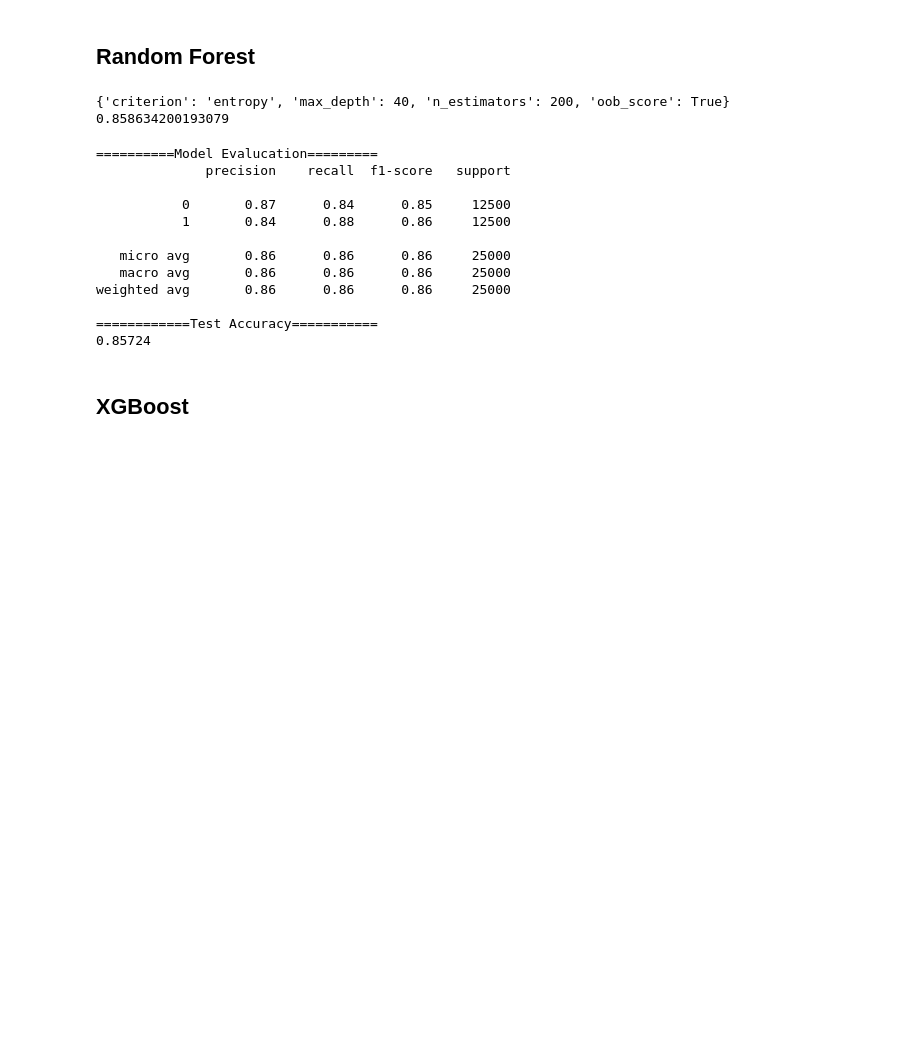
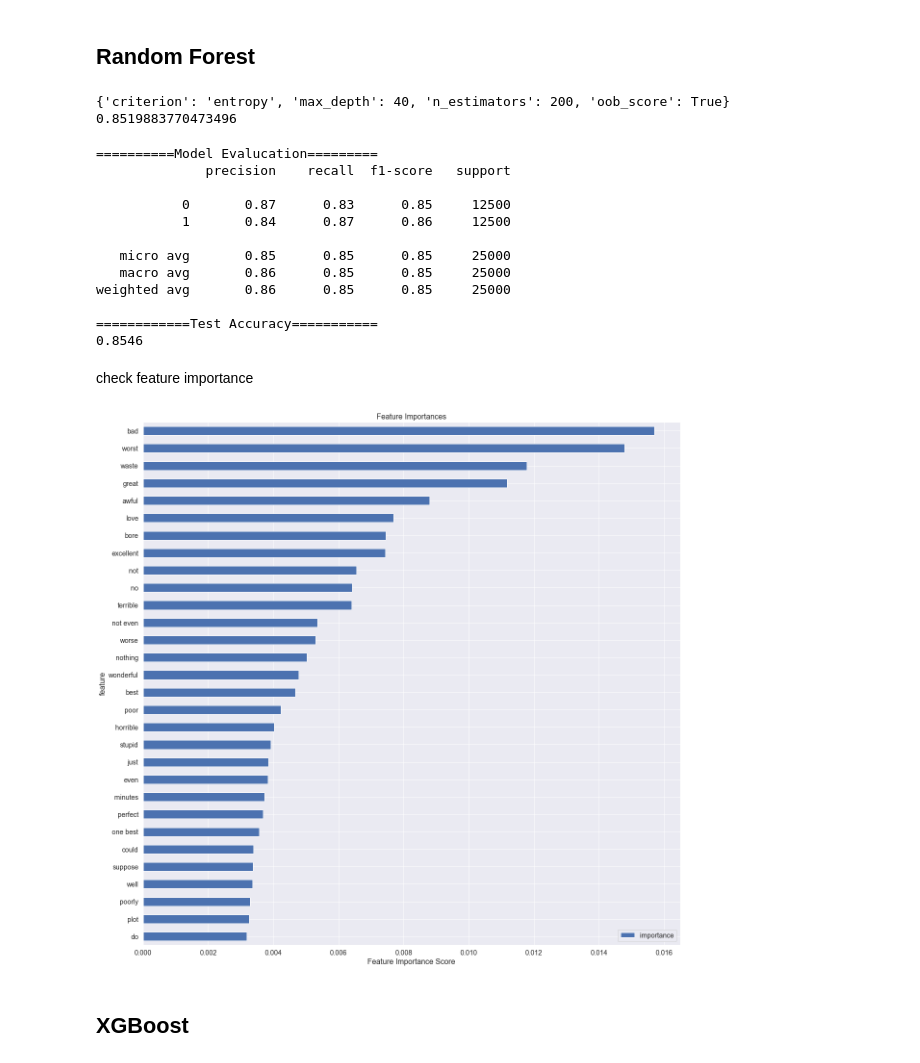
Before and after one commit to Jasper-Zhou/Alpha_Edison_Challenge, a Jupyter notebook: NLP_IMDB_Sentiment_Analysis/IMDB_Sentiment_Analysis.ipynb, the cells around one changed output. Cells and saved outputs as stored; diff of their text form; code cells hidden in the pictures; blank space fills up the shorter version.

```diff
--- a/NLP_IMDB_Sentiment_Analysis/IMDB_Sentiment_Analysis.ipynb
+++ b/NLP_IMDB_Sentiment_Analysis/IMDB_Sentiment_Analysis.ipynb
@@ -372,16 +372,3 @@ weighted avg       0.90      0.90      0.90     25000
 0.8957200000000001
 # %% [markdown]
 ## Support Vector Machine
-# %%
-# {'C': 4, 'gamma': 1, 'kernel': 'rbf'} forr 10000, 1
-# {'C': 4, 'gamma': 1, 'kernel': 'rbf'} for 30000, 1-5
-param_grid = dict(gamma=[0.1, 1], C=[1, 2, 4, 10], kernel=['rbf'])
-grid = GridSearchCV(SVC(),
-                    param_grid=param_grid,
-                    scoring=['f1'],
-                    refit='f1',
-                    n_jobs=-1)
-grid.fit(train, train_label)
-SVM_model = grid.best_estimator_
-print(grid.best_params_)
-print(grid.best_score_)
@@ -430,7 +411,7 @@ weighted avg       0.90      0.90      0.90     25000
 ## Random Forest
 # %%
 #  best {'criterion': 'entropy', 'max_depth': 40, 'n_estimators': 200, 'oob_score': True}
-param_grid = dict(n_estimators=[50, 100, 200], criterion=["entropy"], oob_score=[True],max_depth=[20, 40, 60, 80,100])
+param_grid = dict(n_estimators=[200], criterion=["entropy"], oob_score=[True],max_depth=[40])
 
 grid = GridSearchCV(RandomForestClassifier(),
                     param_grid=param_grid,
@@ -443,4 +424,4 @@ print(grid.best_params_)
 print(grid.best_score_)
 # %% [output]
 {'criterion': 'entropy', 'max_depth': 40, 'n_estimators': 200, 'oob_score': True}
-0.858634200193079
+0.8519883770473496
@@ -456,19 +435,45 @@ print(balanced_accuracy_score(test_label, RF_y_pred))
 ==========Model Evalucation=========
               precision    recall  f1-score   support
 
-           0       0.87      0.84      0.85     12500
-           1       0.84      0.88      0.86     12500
+           0       0.87      0.83      0.85     12500
+           1       0.84      0.87      0.86     12500
 
-   micro avg       0.86      0.86      0.86     25000
-   macro avg       0.86      0.86      0.86     25000
-weighted avg       0.86      0.86      0.86     25000
+   micro avg       0.85      0.85      0.85     25000
+   macro avg       0.86      0.85      0.85     25000
+weighted avg       0.86      0.85      0.85     25000
 
 ============Test Accuracy===========
-0.85724
+0.8546
+# %% [markdown]
+check feature importance
+# %%
+def plot_feature_importances(clf, X_train, y_train=None,
+                             top_n=10, figsize=(20,20), print_table=False, title="Feature Importances"):
+    __name__ = "plot_feature_importances"
+
+    feat_imp = pd.DataFrame({'importance':clf.feature_importances_})
+    feat_imp['feature'] = X_train.columns
+    feat_imp.sort_values(by='importance', ascending=False, inplace=True)
+    feat_imp = feat_imp.iloc[:top_n]
+
+    feat_imp.sort_values(by='importance', inplace=True)
+    feat_imp = feat_imp.set_index('feature', drop=True)
+    feat_imp.plot.barh(title=title, figsize=figsize)
+    plt.xlabel('Feature Importance Score')
+    plt.show()
+
+    if print_table:
+        from IPython.display import display
+        print("Top {} features in descending order of importance".format(top_n))
+        display(feat_imp.sort_values(by='importance', ascending=False))
+
+    return feat_imp
 # %%
 X_train = pd.DataFrame(train.toarray(), columns=Tfidf_vectorizer.get_feature_names())
 y_train = pd.DataFrame(train_label)
-_ = plot_feature_importances(RF_model, X_train, y_train, top_n=train.shape[1])
+_ = plot_feature_importances(RF_model, X_train, y_train, top_n=30)
+# %% [output]
+[figure, added]
 # %% [markdown]
 ## XGBoost
 # %%
```
Also changed, not shown: parts of 4 cells of this notebook.
